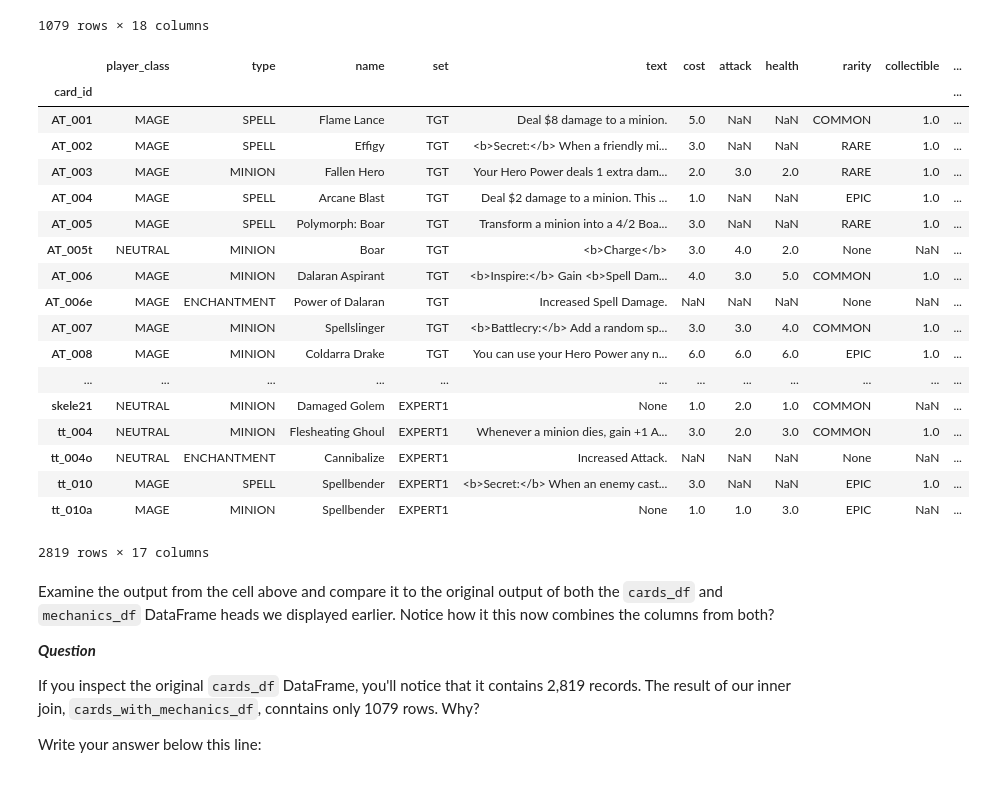
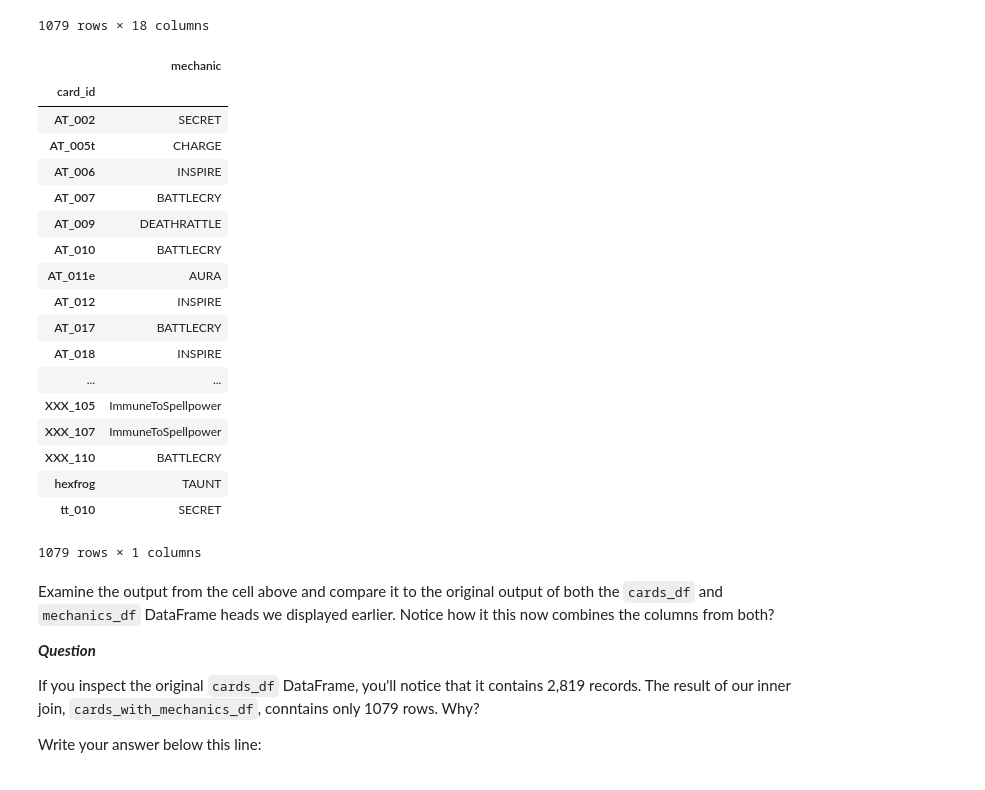
Before and after one commit to oncob749/dsc-0-04-09-combining-dataframes-lab-nyc-ds-career-031119, a Jupyter notebook: index.ipynb, the cells around one changed output. Cells and saved outputs as stored; diff of their text form; code cells hidden in the pictures.

```diff
--- a/index.ipynb
+++ b/index.ipynb
@@ -198,27 +198,27 @@ cards_with_mechanics_df
 | tt_010 | MAGE | SPELL | Spellbender | EXPERT1 | <b>Secret:</b> When an enemy cast... | 3.0 | NaN | NaN | EPIC | 1.0 | ... |
 1079 rows × 18 columns
 # %%
-.sort_values(by=['card_id'])
+mechanics_df.sort_values(by=['card_id'])
 # %% [output]
-|  | player_class | type | name | set | text | cost | attack | health | rarity | collectible | ... |
-| card_id |  |  |  |  |  |  |  |  |  |  | ... |
-| AT_001 | MAGE | SPELL | Flame Lance | TGT | Deal $8 damage to a minion. | 5.0 | NaN | NaN | COMMON | 1.0 | ... |
-| AT_002 | MAGE | SPELL | Effigy | TGT | <b>Secret:</b> When a friendly mi... | 3.0 | NaN | NaN | RARE | 1.0 | ... |
-| AT_003 | MAGE | MINION | Fallen Hero | TGT | Your Hero Power deals 1 extra dam... | 2.0 | 3.0 | 2.0 | RARE | 1.0 | ... |
-| AT_004 | MAGE | SPELL | Arcane Blast | TGT | Deal $2 damage to a minion. This ... | 1.0 | NaN | NaN | EPIC | 1.0 | ... |
-| AT_005 | MAGE | SPELL | Polymorph: Boar | TGT | Transform a minion into a 4/2 Boa... | 3.0 | NaN | NaN | RARE | 1.0 | ... |
-| AT_005t | NEUTRAL | MINION | Boar | TGT | <b>Charge</b> | 3.0 | 4.0 | 2.0 | None | NaN | ... |
-| AT_006 | MAGE | MINION | Dalaran Aspirant | TGT | <b>Inspire:</b> Gain <b>Spell Dam... | 4.0 | 3.0 | 5.0 | COMMON | 1.0 | ... |
-| AT_006e | MAGE | ENCHANTMENT | Power of Dalaran | TGT | Increased Spell Damage. | NaN | NaN | NaN | None | NaN | ... |
-| AT_007 | MAGE | MINION | Spellslinger | TGT | <b>Battlecry:</b> Add a random sp... | 3.0 | 3.0 | 4.0 | COMMON | 1.0 | ... |
-| AT_008 | MAGE | MINION | Coldarra Drake | TGT | You can use your Hero Power any n... | 6.0 | 6.0 | 6.0 | EPIC | 1.0 | ... |
-| ... | ... | ... | ... | ... | ... | ... | ... | ... | ... | ... | ... |
-| skele21 | NEUTRAL | MINION | Damaged Golem | EXPERT1 | None | 1.0 | 2.0 | 1.0 | COMMON | NaN | ... |
-| tt_004 | NEUTRAL | MINION | Flesheating Ghoul | EXPERT1 | Whenever a minion dies, gain +1 A... | 3.0 | 2.0 | 3.0 | COMMON | 1.0 | ... |
-| tt_004o | NEUTRAL | ENCHANTMENT | Cannibalize | EXPERT1 | Increased Attack. | NaN | NaN | NaN | None | NaN | ... |
-| tt_010 | MAGE | SPELL | Spellbender | EXPERT1 | <b>Secret:</b> When an enemy cast... | 3.0 | NaN | NaN | EPIC | 1.0 | ... |
-| tt_010a | MAGE | MINION | Spellbender | EXPERT1 | None | 1.0 | 1.0 | 3.0 | EPIC | NaN | ... |
+|  | mechanic |
+| card_id |  |
+| AT_002 | SECRET |
+| AT_005t | CHARGE |
+| AT_006 | INSPIRE |
+| AT_007 | BATTLECRY |
+| AT_009 | DEATHRATTLE |
+| AT_010 | BATTLECRY |
+| AT_011e | AURA |
+| AT_012 | INSPIRE |
+| AT_017 | BATTLECRY |
+| AT_018 | INSPIRE |
+| ... | ... |
+| XXX_105 | ImmuneToSpellpower |
+| XXX_107 | ImmuneToSpellpower |
+| XXX_110 | BATTLECRY |
+| hexfrog | TAUNT |
+| tt_010 | SECRET |
-2819 rows × 17 columns
+1079 rows × 1 columns
 # %% [markdown]
 Examine the output from the cell above and compare it to the original output of both the `cards_df` and `mechanics_df` DataFrame heads we displayed earlier.  Notice how it this now combines the columns from both?
 
```
